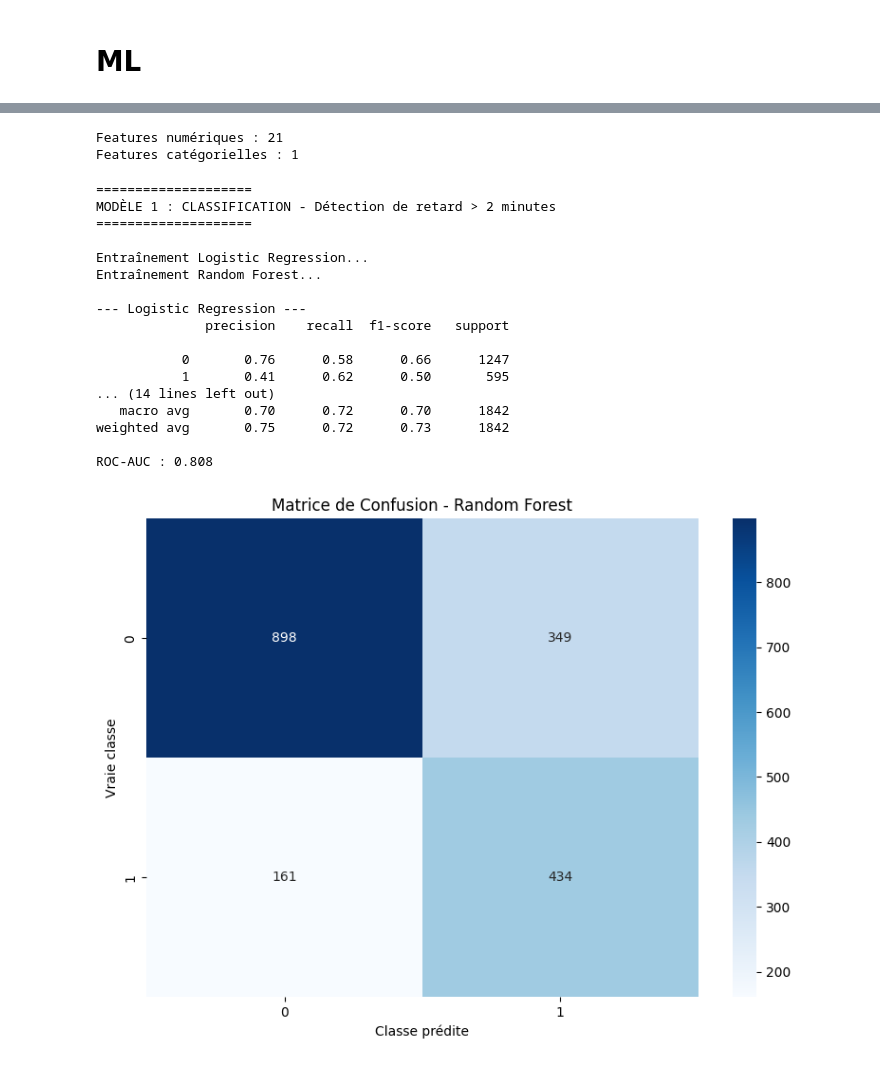
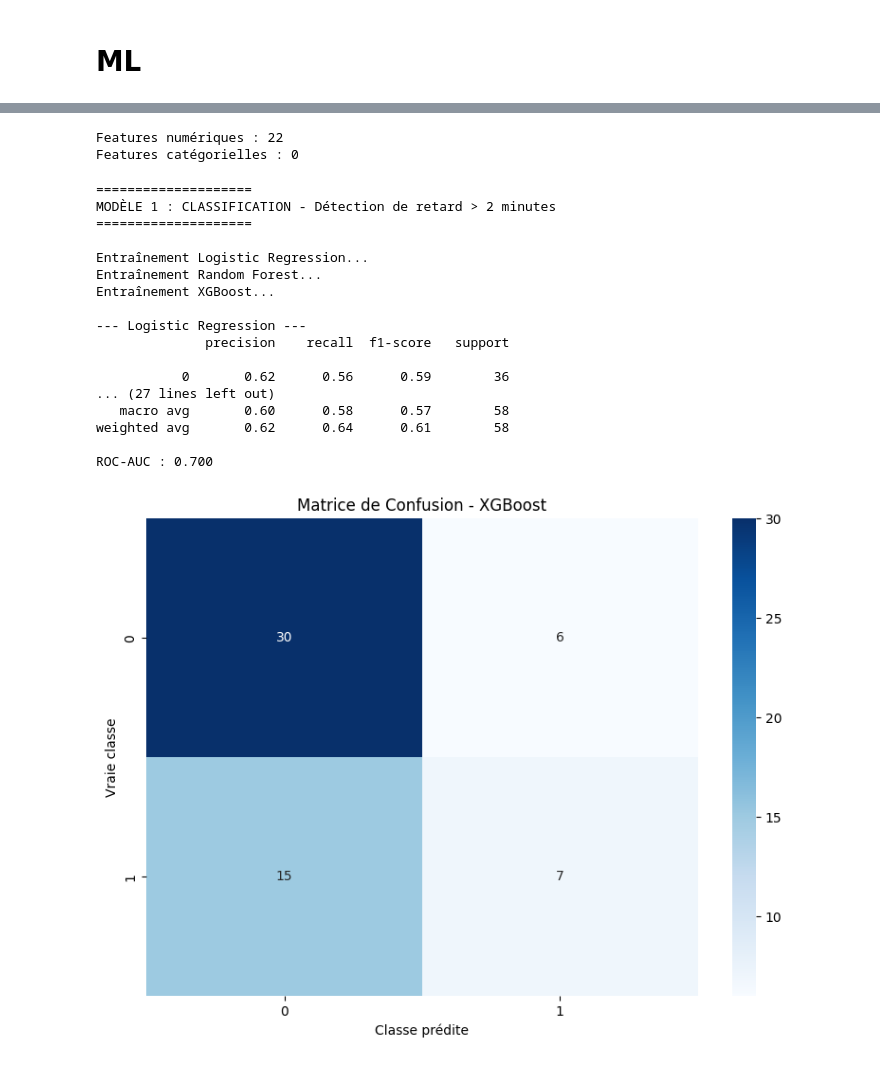
Before and after one commit to cnqs-jedha/delay-forecast, a Jupyter notebook: exploration/ml_2nd_test.ipynb, the cells around one changed output, grey strips where cells are left out. Saved outputs shown, nothing was run; the diff lists cells and outputs as text; code cells hidden in the pictures.

```diff
--- a/exploration/ml_2nd_test.ipynb
+++ b/exploration/ml_2nd_test.ipynb
@@ -51,7 +55,7 @@ with engine.connect() as conn:
     result_weather = conn.execute(text("SELECT * FROM stg_weather_archive"))
     weather_data = result_weather.mappings().all()  # liste de dictionnaires
 # %%
-BASE_DIR = os.getcwd()
+"""BASE_DIR = os.getcwd()
 
 DATA_DIR = os.path.join(BASE_DIR, "..","data")
 json_path = os.path.join(DATA_DIR, "transport_koda_one_bus_3_days.json")
@@ -62,4 +66,4 @@ if not os.path.exists(json_path):
     raise FileNotFoundError(f"Le fichier {json_path} est introuvable.")
 
 with open(json_path, 'r', encoding='utf-8') as f:
-    transport_data = json.load(f)
+    transport_data = json.load(f)"""
@@ -101,7 +100,7 @@ df_weather.sample(20)
 # %%
 df_transport = pd.DataFrame(transport_data)
 
-df_transport = df_transport.rename(columns={'datetime_rounded': 'timestamp_rounded'})
+#df_transport = df_transport.rename(columns={'datetime_rounded': 'timestamp_rounded'})
 
 # Pour vérifier
 print(df_transport.columns)
@@ -125,7 +124,7 @@ Index(['timestamp', 'direction_id', 'stop_sequence', 'arrival_delay',
 # %%
 # 1. Convertir en datetime ET forcer l'UTC pour les deux --> à corriger dans le process etl /!\
-df_transport['timestamp_rounded'] = pd.to_datetime(df_transport['timestamp_rounded'], utc=True)
-df_weather['timestamp_rounded'] = pd.to_datetime(df_weather['timestamp_rounded'], utc=True)
+#df_transport['timestamp_rounded'] = pd.to_datetime(df_transport['timestamp_rounded'], utc=True)
+#df_weather['timestamp_rounded'] = pd.to_datetime(df_weather['timestamp_rounded'], utc=True)
 
 # 2. Maintenant le merge fonctionnera sans erreur
 df_merged = pd.merge(
@@ -136,7 +135,7 @@ df_merged = pd.merge(
 )
 
 # 3. Suppression des colonnes
-cols_to_drop = ["entity_id", "route_id_static", "timestamp", "timestamp_dt",
+cols_to_drop = ["id", "observation_uuid", "entity_id", "route_id_static", "timestamp", "timestamp_dt",
                 "trip_id", "route_id", "year", "uv_index", "shortwave_radiation"]
 
 df_merged = df_merged.drop(columns=cols_to_drop, errors='ignore')
@@ -594,7 +593,7 @@ SEUIL_RETARD = 120
 df['is_delayed'] = (df['departure_delay'] > SEUIL_RETARD).astype(int)
 
 # Features temporelles additionnelles
-df['is_rush_hour'] = df['hour'].isin([7, 8, 9, 17, 18, 19]).astype(int)
+#df['is_rush_hour'] = df['hour'].isin([7, 8, 9, 17, 18, 19]).astype(int)
 
 # Sélection des features
 feature_cols = [
@@ -620,8 +619,8 @@ categorical_features = df[feature_cols].select_dtypes(include=['object']).column
 print(f"\nFeatures numériques : {len(numeric_features)}")
 print(f"Features catégorielles : {len(categorical_features)}")
 # %% [output]
-Features numériques : 21
-Features catégorielles : 1
+Features numériques : 22
+Features catégorielles : 0
 # %%
 # ====================
 # PRÉPARATION X ET Y
@@ -677,6 +676,16 @@ clf_rf = Pipeline([
     ))
 ])
 
+# Modèle 3 : XGBoost
+clf_xgboost = Pipeline([
+    ('preprocessor', preprocessor),
+    ('classifier', XGBClassifier(
+        eval_metric="logloss",
+        random_state=42,
+        scale_pos_weight=(len(y_class_train) - sum(y_class_train)) / sum(y_class_train) # Équivalent de balanced
+    ))
+])
+
 # Entraîner les deux
 print("\nEntraînement Logistic Regression...")
 clf_logistic.fit(X_train, y_class_train)
@@ -687,43 +696,52 @@ print("Entraînement Random Forest...")
 clf_rf.fit(X_train, y_class_train)
 y_pred_rf = clf_rf.predict(X_test)
 y_proba_rf = clf_rf.predict_proba(X_test)[:, 1]
 
+print("Entraînement XGBoost...")
+clf_xgboost.fit(X_train, y_class_train)
+y_pred_xgboost = clf_xgboost.predict(X_test)
+y_proba_xgboost = clf_xgboost.predict_proba(X_test)[:, 1]
+
 # Évaluation
 print("\n--- Logistic Regression ---")
 print(classification_report(y_class_test, y_pred_log))
 print(f"ROC-AUC : {roc_auc_score(y_class_test, y_proba_log):.3f}")
 
 print("\n--- Random Forest ---")
 print(classification_report(y_class_test, y_pred_rf))
 print(f"ROC-AUC : {roc_auc_score(y_class_test, y_proba_rf):.3f}")
 
-# Matrice de confusion pour le meilleur modèle (RF)
-cm = confusion_matrix(y_class_test, y_pred_rf)
+print("\n--- XGBoost ---")
+print(classification_report(y_class_test, y_pred_xgboost))
+print(f"ROC-AUC : {roc_auc_score(y_class_test, y_proba_xgboost):.3f}")
+
+# Matrice de confusion pour le meilleur modèle (XGBoost)
+cm = confusion_matrix(y_class_test, y_pred_xgboost)
 plt.figure(figsize=(8, 6))
 sns.heatmap(cm, annot=True, fmt='d', cmap='Blues')
-plt.title('Matrice de Confusion - Random Forest')
+plt.title('Matrice de Confusion - XGBoost')
 plt.ylabel('Vraie classe')
 plt.xlabel('Classe prédite')
 plt.tight_layout()
 # %% [output]
 ====================
 MODÈLE 1 : CLASSIFICATION - Détection de retard > 2 minutes
 ====================
 
 Entraînement Logistic Regression...
 Entraînement Random Forest...
+Entraînement XGBoost...
 
 --- Logistic Regression ---
               precision    recall  f1-score   support
 
-           0       0.76      0.58      0.66      1247
-           1       0.41      0.62      0.50       595
-... (14 lines left out)
-   macro avg       0.70      0.72      0.70      1842
-weighted avg       0.75      0.72      0.73      1842
+           0       0.62      0.56      0.59        36
+... (27 lines left out)
+   macro avg       0.60      0.58      0.57        58
+weighted avg       0.62      0.64      0.61        58
 
-ROC-AUC : 0.808
+ROC-AUC : 0.700
-[figure, old version]
+[figure, new version]
 # %%
 # ====================
 # MODÈLE 2 : RÉGRESSION (De combien sera le retard ?)
```
Also changed, not shown: parts of 18 cells of this notebook, 10 other files.
